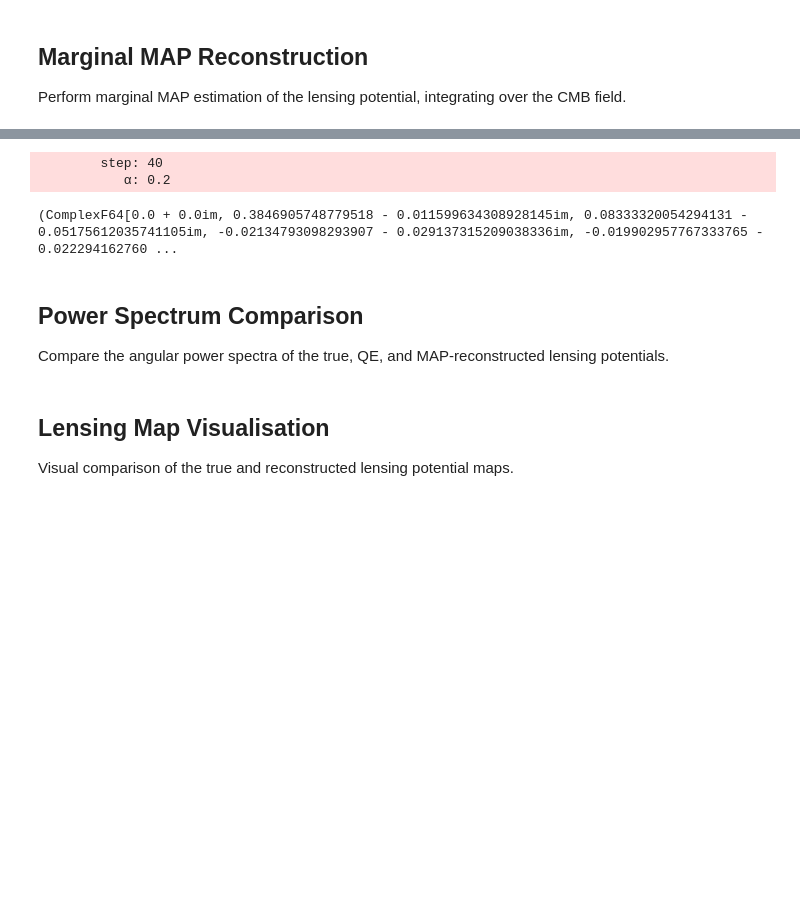
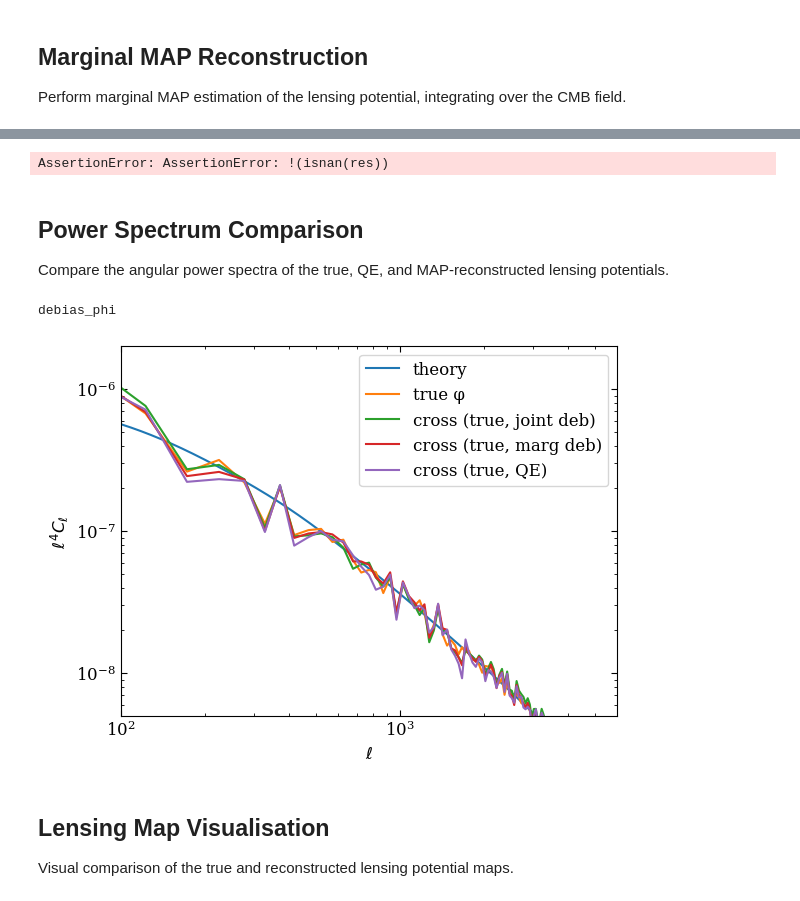
Before and after one commit to mdh959/CMB_Project, a Jupyter notebook: project.ipynb, the cells around one changed output, grey strips where cells are left out. Saved outputs shown, nothing was run; the diff lists cells and outputs as text; code cells hidden in the pictures; blank space fills up the shorter version.

Commit message:
error_analysis

```diff
--- a/project.ipynb
+++ b/project.ipynb
@@ -174,32 +156,85 @@ get_distributed_dataset (generic function with 1 method)
     ds,
     ϕstart = ϕqe;
     nsteps = 40,
-    nsteps_with_meanfield_update = 5,
-    conjgrad_kwargs = (tol=1e-4, nsteps=500),
+    nsteps_with_meanfield_update = 10,
+    Nsims = 100,
+    α = 0.1,
+    conjgrad_kwargs = (tol=1e-5, nsteps=500),
     progress = true,
     pmap = map
 )
 # %% [output]
-        step: 40
-           α: 0.2
+AssertionError: AssertionError: !(isnan(res))
-(ComplexF64[0.0 + 0.0im, 0.3846905748779518 - 0.011599634308928145im, 0.08333320054294131 - 0.05175612035741105im, -0.02134793098293907 - 0.029137315209038336im, -0.019902957767333765 - 0.022294162760 ...
 # %% [markdown]
 ## Power Spectrum Comparison
 Compare the angular power spectra of the true, QE, and MAP-reconstructed lensing potentials.
+# %%
+using CMBLensing: Map, BaseField, Fourier
+
+"""
+    debias_phi_with_WL(ϕF, ℓc, W_L)
+
+Debias a lensing potential φ in Fourier basis by dividing by the
+empirical Wiener filter W_L (binned in ℓ).
+
+Returns a real-space `Map`.
+"""
+function debias_phi(ϕF::BaseField{Fourier}, ℓc::Vector{Float64}, W_L::Vector{Float64})
+    proj = ϕF.proj
+    φF   = ϕF.arr
+    NyF, NxF = size(φF)
+
+    ℓx = proj.ℓx[1:NxF]
+    ℓy = proj.ℓy[1:NyF]
+
+    ℓx2D = repeat(ℓx', NyF, 1)
+    ℓy2D = repeat(ℓy, 1, NxF)
+    ℓmag = @. sqrt(ℓx2D^2 + ℓy2D^2)
+
+    # Bin edges from centres
+    nbins = length(ℓc)
+    edges = similar(ℓc, nbins + 1)
+    edges[2:nbins] .= 0.5 .* (ℓc[1:nbins-1] .+ ℓc[2:nbins])
+    edges[1] = 0.0
+    edges[end] = maximum(ℓmag) * 1.001
+
+    # Work in Float64 to avoid truncation when input is Float32
+    debiasF = zeros(Complex{Float64}, size(φF))
+    for idx in eachindex(φF)
+        L = ℓmag[idx]
+        b = searchsortedfirst(edges, L) - 1
+        if 1 ≤ b ≤ nbins && W_L[b] > 1e-6
+            debiasF[idx] = Complex{Float64}(φF[idx]) / W_L[b]
+        end
+    end
+
+    return Map(BaseField{Fourier}(debiasF, proj))
+end
+# %% [output]
+debias_phi
 # %%
 using CMBLensing: get_ρℓ, get_ℓ⁴Cℓ
 # ------------------------------------------------------------------
 # 5) Compare spectra
 # ------------------------------------------------------------------
-loglog(ℓ⁴ * Cℓ.total.ϕϕ,   label="theory")
-loglog(get_ℓ⁴Cℓ(ϕ),         label="true φ")
-loglog(get_ℓ⁴Cℓ(ϕJ),       label="MAP")
-loglog(get_ℓ⁴Cℓ(ϕ, ϕJ),    label="cross (true φ, MAP φ)")
-loglog(get_ℓ⁴Cℓ(ϕ, quadratic_estimate(ds).ϕqe), label="QE") # QE reconstruction quality
-xlim(100, 10000); ylim(5e-9, 2e-6); legend()
+
+ϕ_marg_deb  = debias_phi(ϕ_marg, ℓ, WL_emp_marg)
+ϕ_joint_deb = debias_phi(ϕJ, ℓ, WL_emp_joint)
+qe_false = quadratic_estimate(ds; weights=:lensed, wiener_filtered=false)
+ϕqe = qe_false.ϕqe
+
+figure()
+loglog(ℓ⁴ * Cℓ.total.ϕϕ,                label="theory")
+loglog(get_ℓ⁴Cℓ(ϕ),                     label="true φ")
+loglog(get_ℓ⁴Cℓ(ϕ, ϕ_joint_deb),        label="cross (true, joint deb)")
+loglog(get_ℓ⁴Cℓ(ϕ, ϕ_marg_deb),         label="cross (true, marg deb)")
+loglog(get_ℓ⁴Cℓ(ϕ, ϕqe),               label="cross (true, QE)")
+xlim(100, 6000); ylim(5e-9, 2e-6); legend()
 xlabel(raw"$\ell$")
-ylabel(raw"$\ell^4 C_\ell$");
-PythonPlot.show()
+ylabel(raw"$\ell^4 C_\ell$")
+gcf()
+# %% [output]
+[figure, added]
 # %% [markdown]
 ## Lensing Map Visualisation
 Visual comparison of the true and reconstructed lensing potential maps.
```
Also changed, not shown: parts of 23 cells of this notebook, 17 other files.
